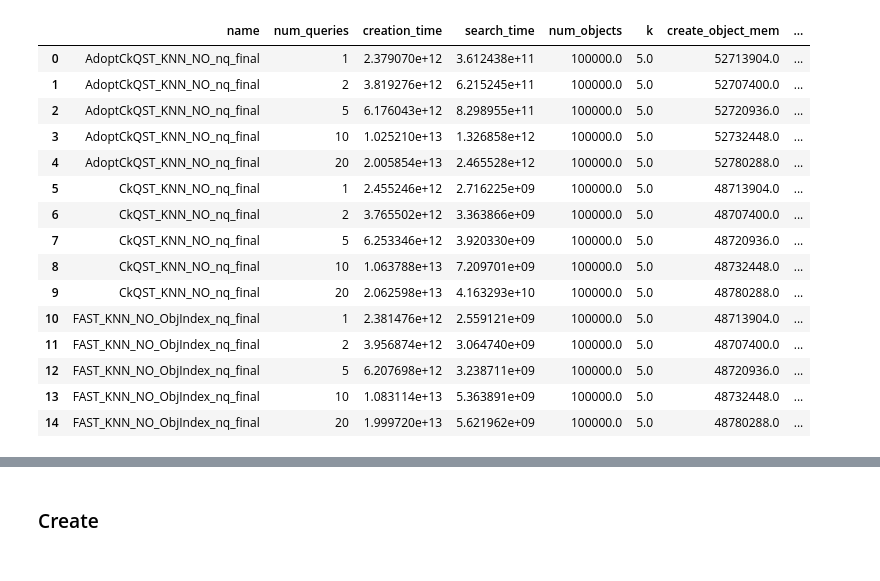
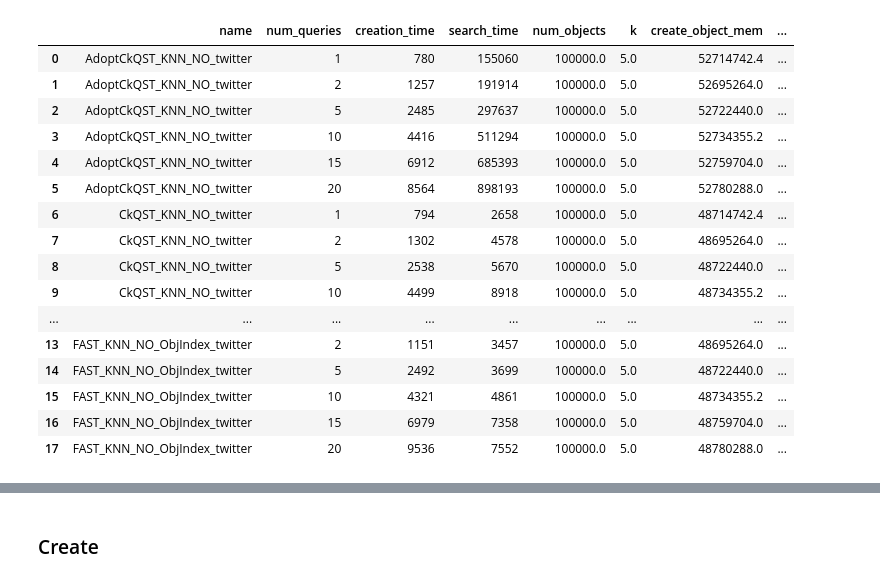
Before and after one commit to ThatUdeshUK/fast_extension, a Jupyter notebook: analysis_new/FinalResultsNumQueries(redone).ipynb, the cells around one changed output, grey strips where cells are left out. Saved outputs shown, nothing was run; the diff lists cells and outputs as text; code cells hidden in the pictures.

Commit message:
Debug object index discrepency

```diff
--- a/analysis_new/FinalResultsNumQueries(redone).ipynb
+++ b/analysis_new/FinalResultsNumQueries(redone).ipynb
@@ -16,32 +16,43 @@ matplotlib.rc('font', **font)
 # %%
 data_dir = "/homes/ukumaras/Projects/fast"
 
-twitter_base = pd.read_csv(f"{data_dir}/results_final/CkQST_KNN_NO_nq_final.csv")
-twitter_adopt = pd.read_csv(f"{data_dir}/results_final/AdoptCkQST_KNN_NO_nq_final.csv")
-twitter_fast = pd.read_csv(f"{data_dir}/results_final/FAST_KNN_NO_ObjIndex_nq_final.csv")
+# twitter_base = pd.read_csv(f"{data_dir}/results_final/CkQST_KNN_NO_nq_final.csv")
+# twitter_adopt = pd.read_csv(f"{data_dir}/results_final/AdoptCkQST_KNN_NO_nq_final.csv")
+# twitter_fast = pd.read_csv(f"{data_dir}/results_final/FAST_KNN_NO_ObjIndex_nq_final.csv")
 
-df = pd.concat([twitter_base, twitter_adopt, twitter_fast])
-df = pd.DataFrame(df).groupby(['name', 'num_queries']).mean().reset_index() #[df.num_queries == 5000000]
+twitter_base = pd.read_csv(f"{data_dir}/output/CkQST_KNN_NO_twitter.csv")
+twitter_adopt = pd.read_csv(f"{data_dir}/output/AdoptCkQST_KNN_NO_twitter.csv")
+twitter_fast = pd.read_csv(f"{data_dir}/output/FAST_KNN_NO_ObjIndex_twitter.csv")
+
+df_raw = pd.concat([twitter_base, twitter_adopt, twitter_fast])
+df_raw = pd.DataFrame(df_raw[df_raw.num_objects == 100000])
+df = pd.DataFrame(df_raw).groupby(['name', 'num_queries']).mean().reset_index()
 df['index'] = df['name'].apply(lambda x: x.split("_")[0])
 
-# df['dataset'] = df['name'].apply(lambda x: x.split("_")[-2])
+df['avg_search_time'] = (df['search_time'].astype(float) / (df['num_queries'] * 1000000)).astype(float)
+
 df['num_queries'] = (df['num_queries'] / 1000000).astype(int)
+
+df['creation_time'] = (df['creation_time'] / 1000000000).astype(int)
+df['search_time'] = (df['search_time'] / 1000000).astype(int)
+
 df = df.drop(columns=['clean_time', 'create_query_keymap_mem', 'search_query_struct_mem', 'search_query_keymap_mem', 'knn_deg_ratio', 'knn_ar_thresh', 'create_query_struct_mem'])
 df
 # %% [output]
 |  | name | num_queries | creation_time | search_time | num_objects | k | create_object_mem | ... |
-| 0 | AdoptCkQST_KNN_NO_nq_final | 1 | 2.379070e+12 | 3.612438e+11 | 100000.0 | 5.0 | 52713904.0 | ... |
-| 1 | AdoptCkQST_KNN_NO_nq_final | 2 | 3.819276e+12 | 6.215245e+11 | 100000.0 | 5.0 | 52707400.0 | ... |
-| 2 | AdoptCkQST_KNN_NO_nq_final | 5 | 6.176043e+12 | 8.298955e+11 | 100000.0 | 5.0 | 52720936.0 | ... |
-| 3 | AdoptCkQST_KNN_NO_nq_final | 10 | 1.025210e+13 | 1.326858e+12 | 100000.0 | 5.0 | 52732448.0 | ... |
-| 4 | AdoptCkQST_KNN_NO_nq_final | 20 | 2.005854e+13 | 2.465528e+12 | 100000.0 | 5.0 | 52780288.0 | ... |
-| 5 | CkQST_KNN_NO_nq_final | 1 | 2.455246e+12 | 2.716225e+09 | 100000.0 | 5.0 | 48713904.0 | ... |
-| 6 | CkQST_KNN_NO_nq_final | 2 | 3.765502e+12 | 3.363866e+09 | 100000.0 | 5.0 | 48707400.0 | ... |
-| 7 | CkQST_KNN_NO_nq_final | 5 | 6.253346e+12 | 3.920330e+09 | 100000.0 | 5.0 | 48720936.0 | ... |
-| 8 | CkQST_KNN_NO_nq_final | 10 | 1.063788e+13 | 7.209701e+09 | 100000.0 | 5.0 | 48732448.0 | ... |
-| 9 | CkQST_KNN_NO_nq_final | 20 | 2.062598e+13 | 4.163293e+10 | 100000.0 | 5.0 | 48780288.0 | ... |
-| 10 | FAST_KNN_NO_ObjIndex_nq_final | 1 | 2.381476e+12 | 2.559121e+09 | 100000.0 | 5.0 | 48713904.0 | ... |
-| 11 | FAST_KNN_NO_ObjIndex_nq_final | 2 | 3.956874e+12 | 3.064740e+09 | 100000.0 | 5.0 | 48707400.0 | ... |
-| 12 | FAST_KNN_NO_ObjIndex_nq_final | 5 | 6.207698e+12 | 3.238711e+09 | 100000.0 | 5.0 | 48720936.0 | ... |
-| 13 | FAST_KNN_NO_ObjIndex_nq_final | 10 | 1.083114e+13 | 5.363891e+09 | 100000.0 | 5.0 | 48732448.0 | ... |
-| 14 | FAST_KNN_NO_ObjIndex_nq_final | 20 | 1.999720e+13 | 5.621962e+09 | 100000.0 | 5.0 | 48780288.0 | ... |
+| 0 | AdoptCkQST_KNN_NO_twitter | 1 | 780 | 155060 | 100000.0 | 5.0 | 52714742.4 | ... |
+| 1 | AdoptCkQST_KNN_NO_twitter | 2 | 1257 | 191914 | 100000.0 | 5.0 | 52695264.0 | ... |
+| 2 | AdoptCkQST_KNN_NO_twitter | 5 | 2485 | 297637 | 100000.0 | 5.0 | 52722440.0 | ... |
+| 3 | AdoptCkQST_KNN_NO_twitter | 10 | 4416 | 511294 | 100000.0 | 5.0 | 52734355.2 | ... |
+| 4 | AdoptCkQST_KNN_NO_twitter | 15 | 6912 | 685393 | 100000.0 | 5.0 | 52759704.0 | ... |
+| 5 | AdoptCkQST_KNN_NO_twitter | 20 | 8564 | 898193 | 100000.0 | 5.0 | 52780288.0 | ... |
+| 6 | CkQST_KNN_NO_twitter | 1 | 794 | 2658 | 100000.0 | 5.0 | 48714742.4 | ... |
+| 7 | CkQST_KNN_NO_twitter | 2 | 1302 | 4578 | 100000.0 | 5.0 | 48695264.0 | ... |
+| 8 | CkQST_KNN_NO_twitter | 5 | 2538 | 5670 | 100000.0 | 5.0 | 48722440.0 | ... |
+| 9 | CkQST_KNN_NO_twitter | 10 | 4499 | 8918 | 100000.0 | 5.0 | 48734355.2 | ... |
+| ... | ... | ... | ... | ... | ... | ... | ... | ... |
+| 13 | FAST_KNN_NO_ObjIndex_twitter | 2 | 1151 | 3457 | 100000.0 | 5.0 | 48695264.0 | ... |
+| 14 | FAST_KNN_NO_ObjIndex_twitter | 5 | 2492 | 3699 | 100000.0 | 5.0 | 48722440.0 | ... |
+| 15 | FAST_KNN_NO_ObjIndex_twitter | 10 | 4321 | 4861 | 100000.0 | 5.0 | 48734355.2 | ... |
+| 16 | FAST_KNN_NO_ObjIndex_twitter | 15 | 6979 | 7358 | 100000.0 | 5.0 | 48759704.0 | ... |
+| 17 | FAST_KNN_NO_ObjIndex_twitter | 20 | 9536 | 7552 | 100000.0 | 5.0 | 48780288.0 | ... |
```
Also changed, not shown: parts of 12 cells of this notebook, 50 other files.
